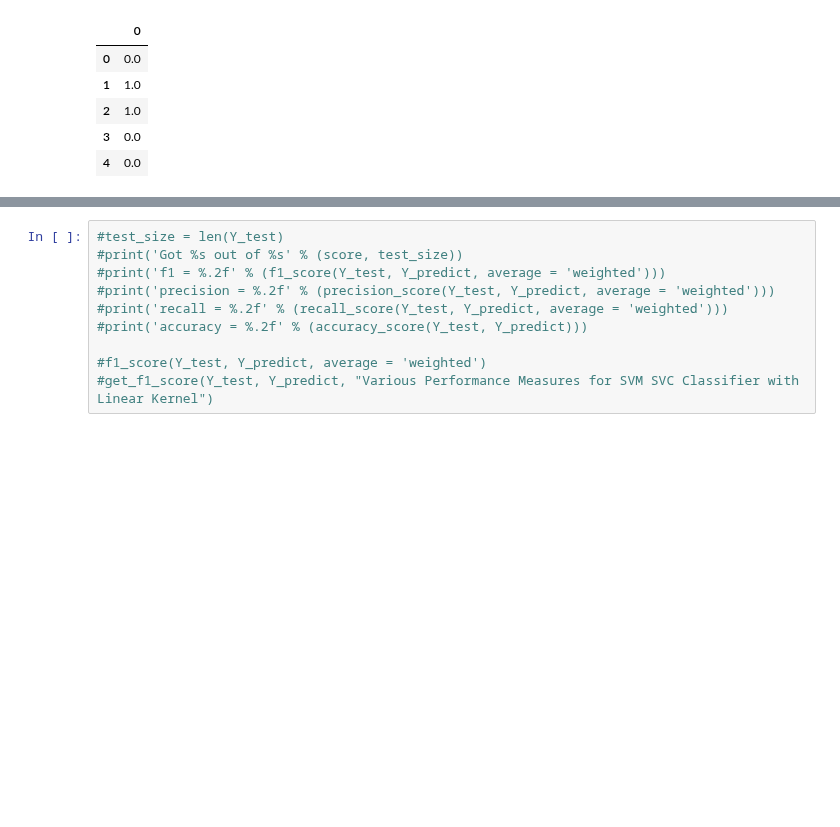
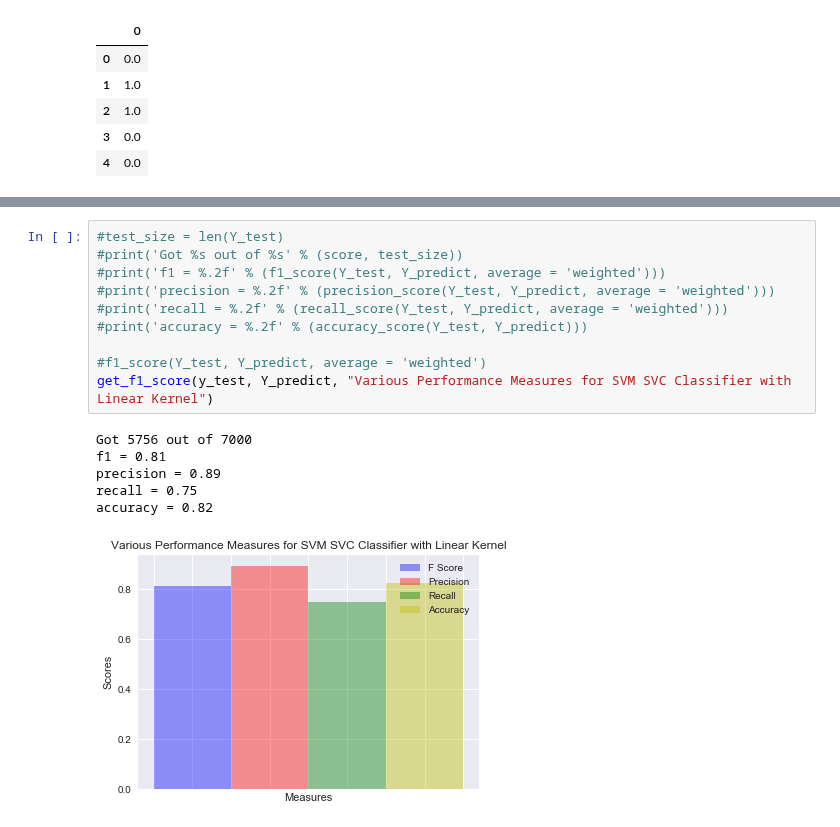
Before and after one commit to nileshjoshi15/DataDrivenProject, a Jupyter notebook: URL Classifier.ipynb, the cells around one changed output, grey strips where cells are left out. Drawn from its saved outputs; the diff is of its cells as text; blank space fills up the shorter version.

```diff
--- a/URL Classifier.ipynb
+++ b/URL Classifier.ipynb
@@ -456,10 +463,17 @@ Y_predict = svc.predict(X_test)
 # %%
 #test_size = len(Y_test)
 #print('Got %s out of %s' % (score, test_size))
 #print('f1 = %.2f' % (f1_score(Y_test, Y_predict, average = 'weighted')))
 #print('precision = %.2f' % (precision_score(Y_test, Y_predict, average = 'weighted')))
 #print('recall = %.2f' % (recall_score(Y_test, Y_predict, average = 'weighted')))
 #print('accuracy = %.2f' % (accuracy_score(Y_test, Y_predict)))
 
 #f1_score(Y_test, Y_predict, average = 'weighted')
-#get_f1_score(Y_test, Y_predict, "Various Performance Measures for SVM SVC Classifier with Linear Kernel")
+get_f1_score(y_test, Y_predict, "Various Performance Measures for SVM SVC Classifier with Linear Kernel")
+# %% [output]
+Got 5756 out of 7000
+f1 = 0.81
+precision = 0.89
+recall = 0.75
+accuracy = 0.82
+[figure, added]
```
Also changed, not shown: parts of 1 cell of this notebook.
